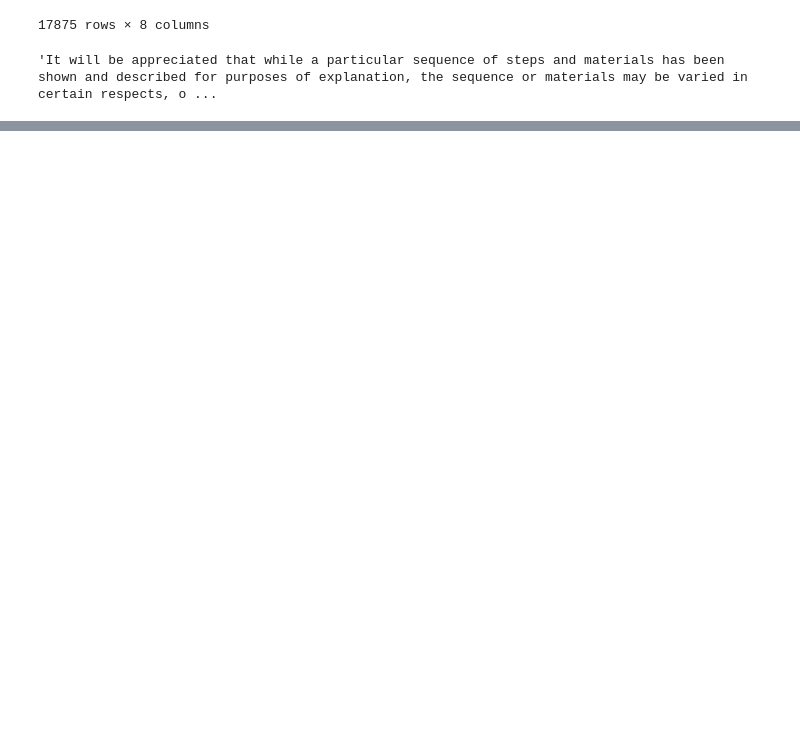
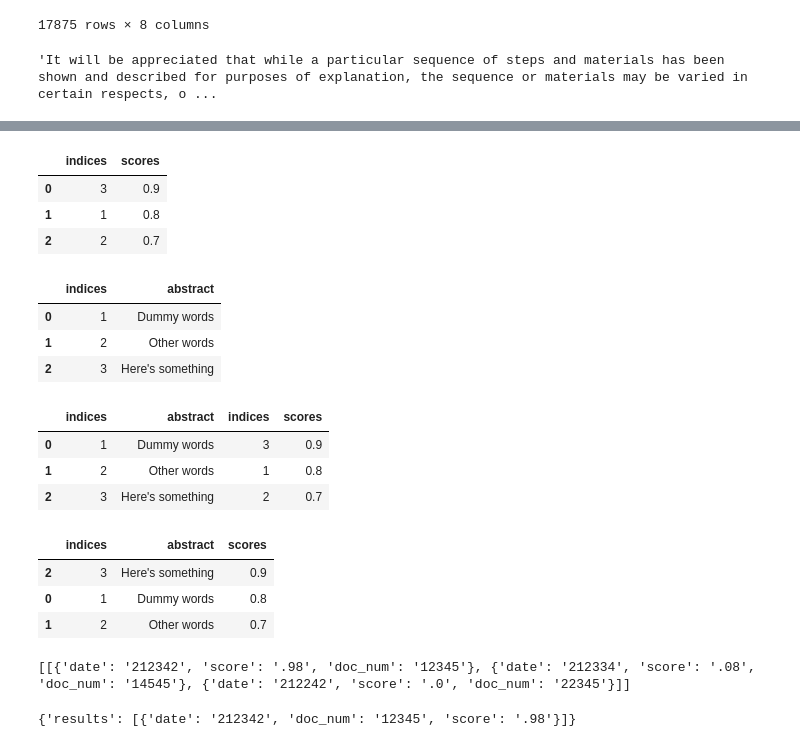
Before and after one commit to pmk2109/Patently, a Jupyter notebook: code/playing_with_data.ipynb, the cells around one changed output, grey strips where cells are left out. Drawn from its saved outputs; the diff is of its cells as text; code cells hidden in the pictures; blank space fills up the shorter version.

```diff
--- a/code/playing_with_data.ipynb
+++ b/code/playing_with_data.ipynb
@@ -791,0 +951,36 @@ df.description.values[-1000]
+# %%
+abstracts = ['Dummy words', 'Other words', 'Here\'s something']
+indices = [1, 2, 3]
+df = pd.DataFrame(zip(indices, abstracts), columns=['indices', 'abstract'])
+
+indices = np.array([3,1,2])
+scores = np.array([.9, .8, .7])
+df_scores = pd.DataFrame(zip(indices, scores), columns=['indices', 'scores'])
+# %%
+df_scores
+# %% [output]
+|  | indices | scores |
+| 0 | 3 | 0.9 |
+| 1 | 1 | 0.8 |
+| 2 | 2 | 0.7 |
+# %%
+df
+# %% [output]
+|  | indices | abstract |
+| 0 | 1 | Dummy words |
+| 1 | 2 | Other words |
+| 2 | 3 | Here's something |
+# %%
+pd.concat([df, df_scores], axis=1)
+# %% [output]
+|  | indices | abstract | indices | scores |
+| 0 | 1 | Dummy words | 3 | 0.9 |
+| 1 | 2 | Other words | 1 | 0.8 |
+| 2 | 3 | Here's something | 2 | 0.7 |
+# %%
+(pd.merge(df, df_scores, how='inner', on='indices')).sort_values(by='scores', axis=0, ascending=False)
+# %% [output]
+|  | indices | abstract | scores |
+| 2 | 3 | Here's something | 0.9 |
+| 0 | 1 | Dummy words | 0.8 |
+| 1 | 2 | Other words | 0.7 |
@@ -791,0 +998,4 @@ df.description.values[-1000]
+# %%
+ d.values()
+# %% [output]
+[[{'date': '212342', 'score': '.98', 'doc_num': '12345'}, {'date': '212334', 'score': '.08', 'doc_num': '14545'}, {'date': '212242', 'score': '.0', 'doc_num': '22345'}]]
@@ -791,0 +1010,4 @@ df.description.values[-1000]
+# %%
+a
+# %% [output]
+{'results': [{'date': '212342', 'doc_num': '12345', 'score': '.98'}]}
```
Also changed, not shown: parts of 32 cells of this notebook, 10 other files.
